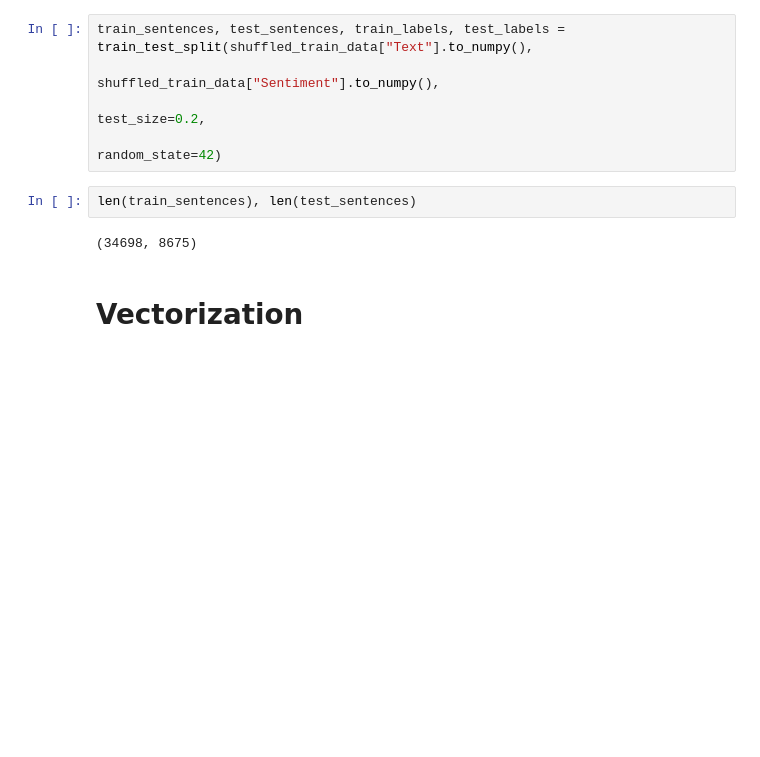
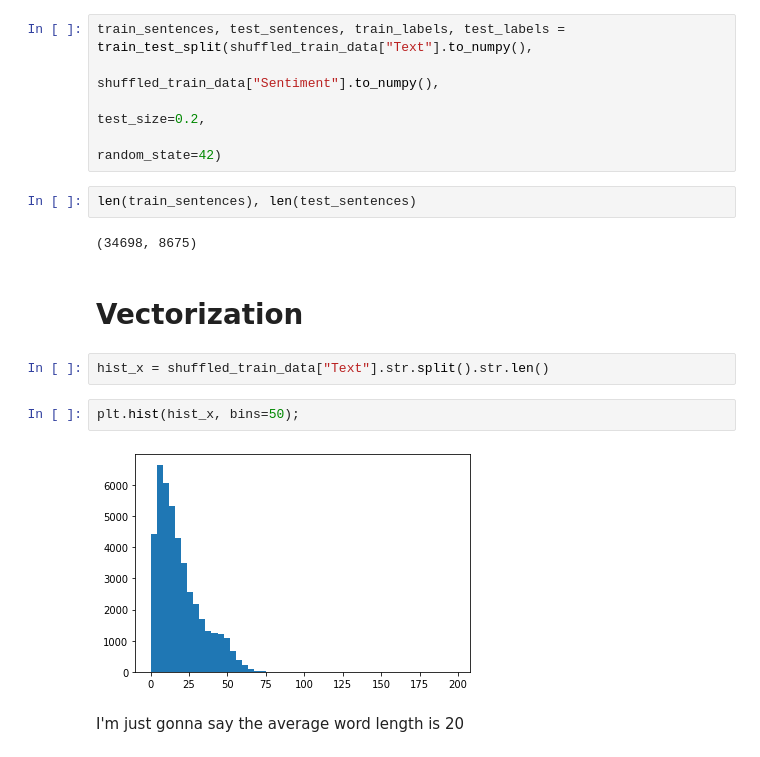
Before and after one commit to SilahicAmil/NLP, a Jupyter notebook: More_Tweet_Sentiment_Analysis.ipynb, the cells around one changed output. Cells and saved outputs as stored; diff of their text form; blank space fills up the shorter version.

```diff
--- a/More_Tweet_Sentiment_Analysis.ipynb
+++ b/More_Tweet_Sentiment_Analysis.ipynb
@@ -215,3 +237,11 @@ len(train_sentences), len(test_sentences)
 (34698, 8675)
 # %% [markdown]
 # Vectorization
+# %%
+hist_x = shuffled_train_data["Text"].str.split().str.len()
+# %%
+plt.hist(hist_x, bins=50);
+# %% [output]
+[figure, added]
+# %% [markdown]
+I'm just gonna say the average word length is 20
```
Also changed, not shown: parts of 4 cells of this notebook.
